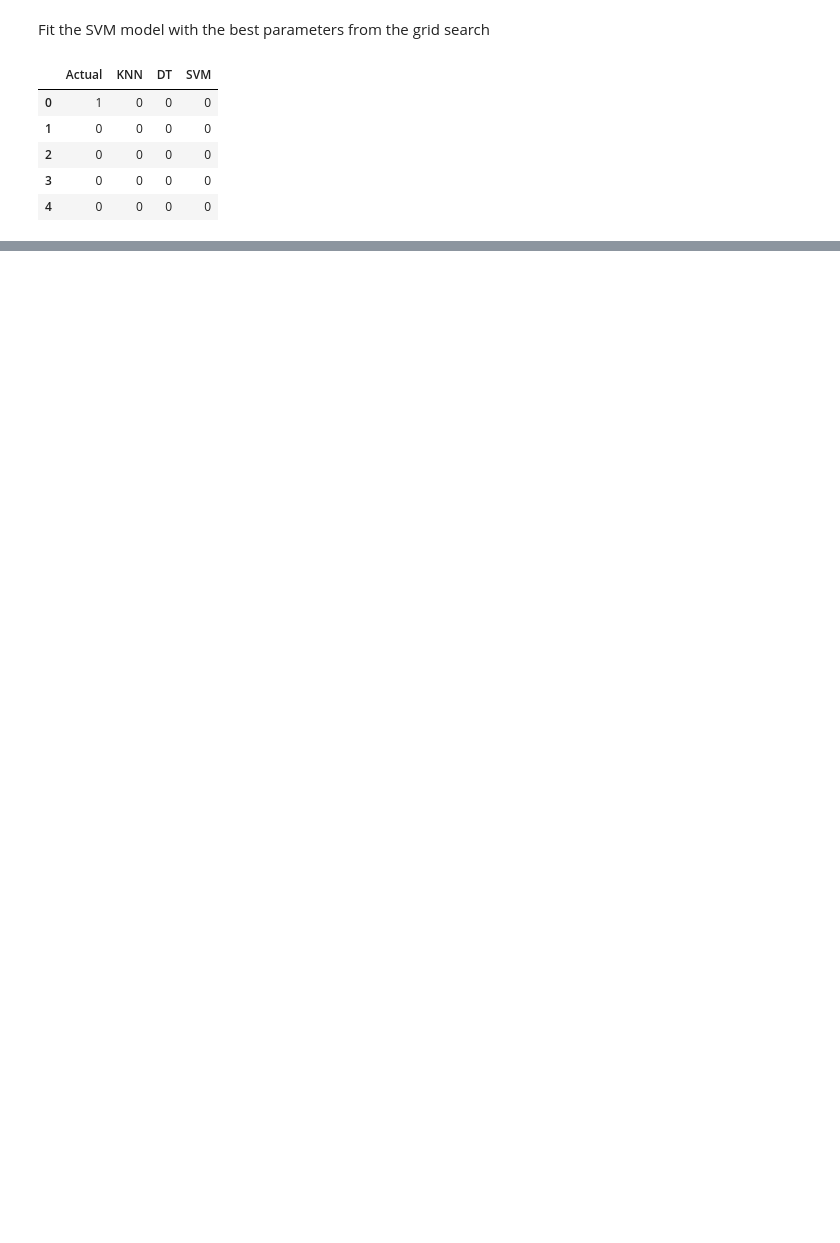
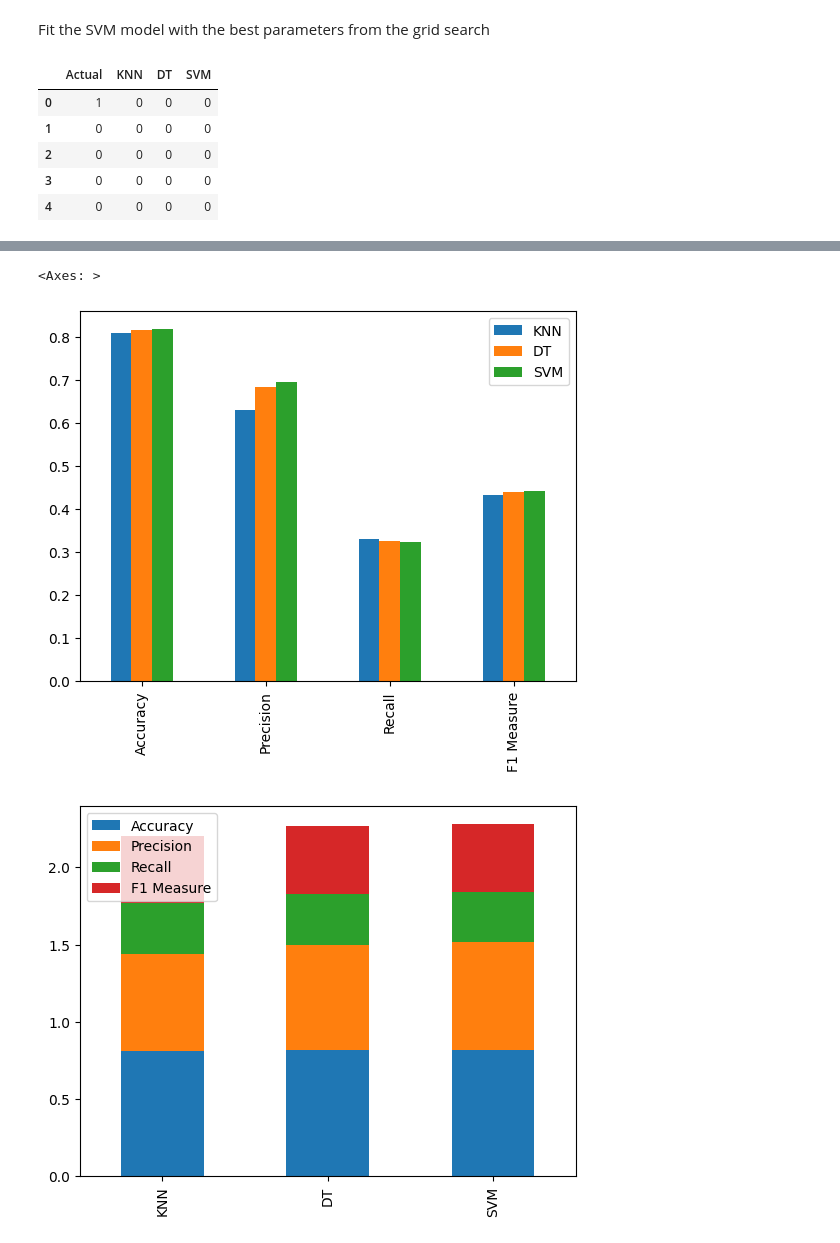
Before and after one commit to katyareichert/DM-Spring-2023, a Jupyter notebook: final_assignment/Part2.ipynb, the cells around one changed output, grey strips where cells are left out. Cells and saved outputs as stored; diff of their text form; code cells hidden in the pictures; blank space fills up the shorter version.

```diff
--- a/final_assignment/Part2.ipynb
+++ b/final_assignment/Part2.ipynb
@@ -236,0 +330,26 @@ results_df.head()
+# %%
+def precision(df, col_name):
+    actual = df.loc[df[col_name] == 1]['Actual']
+    pred = df.loc[df[col_name] == 1][col_name]
+
+    true_pos = sum(map(lambda x, y: int(x == y), actual, pred))/len(actual)
+    false_pos = sum(map(lambda x, y: int(x != y), actual, pred))/len(actual)
+
+    return true_pos/(true_pos + false_pos)
+
+
+def recall(df, col_name):
+    actual = df.loc[df['Actual'] == 1]['Actual']
+    pred = df.loc[df['Actual'] == 1][col_name]
+
+    true_pos = sum(map(lambda x, y: int(x == y), actual, pred))/len(actual)
+    false_neg = sum(map(lambda x, y: int(x != y), actual, pred))/len(actual)
+
+    return true_pos/(true_pos + false_neg)
+
+
+def f1(df, col_name):
+    p = precision(df, col_name)
+    r = recall(df, col_name)
+
+    return (2 * p * r)/(p + r)
@@ -236,0 +358,14 @@ results_df.head()
+# %%
+d = {}
+
+for col in results_df.columns.to_list()[1:]:
+
+    acc = accuracy(results_df['Actual'], results_df[col])
+    prec = precision(results_df, col)
+    rec = recall(results_df, col)
+    f1m = f1(results_df, col)
+
+    d[col] = np.round([acc, prec, rec, f1m], 3)
+
+graph_df = pd.DataFrame(data=d, index=['Accuracy', 'Precision', 'Recall', 'F1 Measure'])
+graph_df
@@ -236,0 +378,7 @@ results_df.head()
+# %%
+graph_df.plot.bar()
+graph_df.T.plot.bar(stacked=True)
+# %% [output]
+<Axes: >
+[figure, added]
+[figure, added]
```
Also changed, not shown: parts of 21 cells of this notebook, 2 other files.
